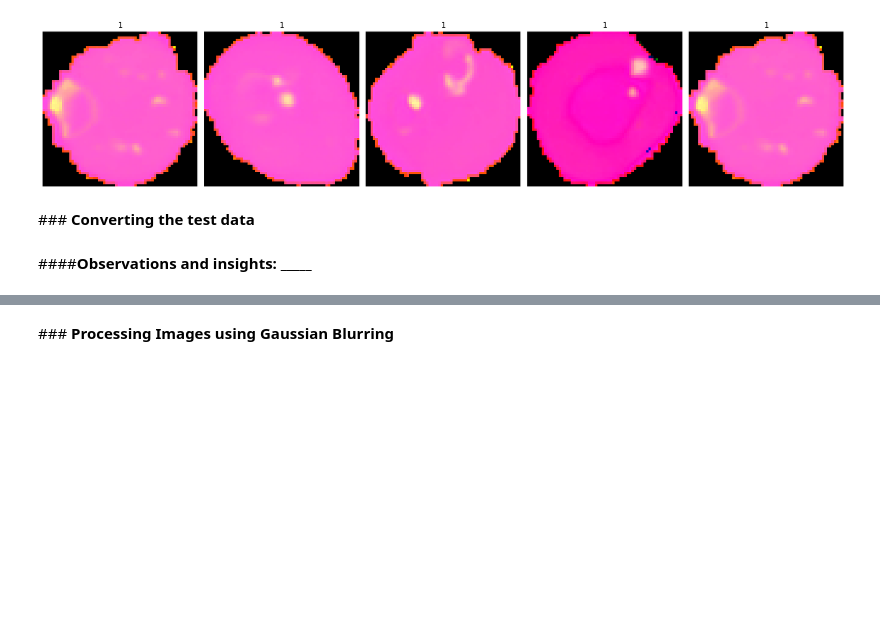
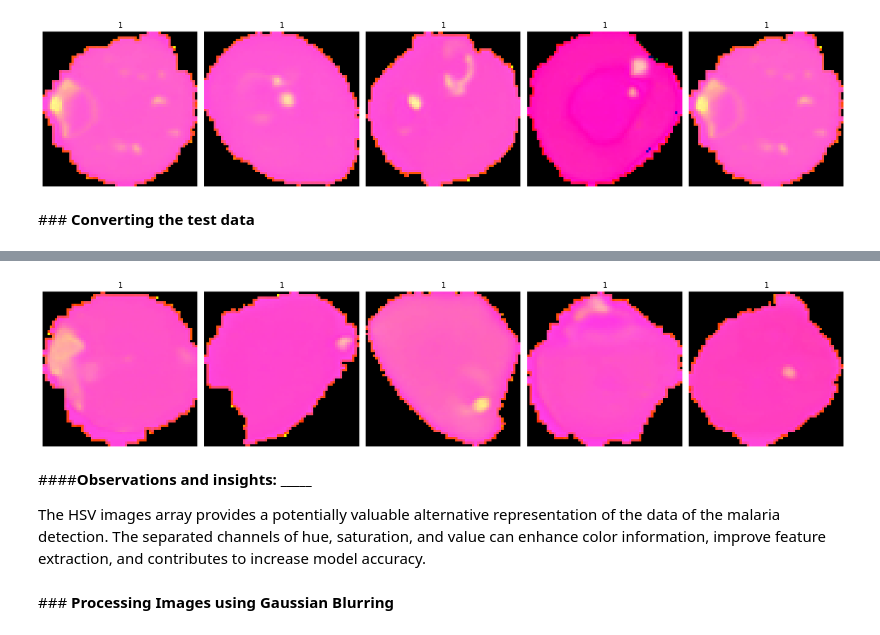
Before and after one commit to vivimtz888/malaria-detection-deeplearning, a Jupyter notebook: Reference_Notebook_Malaria_Detection_Full_Code.ipynb, the cells around one changed output, grey strips where cells are left out. Saved outputs shown, nothing was run; the diff lists cells and outputs as text; code cells hidden in the pictures; blank space fills up the shorter version.

Commit message:
converting RGB to HSV for Images using OpenCV

```diff
--- a/Reference_Notebook_Malaria_Detection_Full_Code.ipynb
+++ b/Reference_Notebook_Malaria_Detection_Full_Code.ipynb
@@ -529,5 +529,32 @@ WARNING:matplotlib.image:Clipping input data to the valid range for imshow with
 [figure]
 # %% [markdown]
 ###<b> Converting the test data
-# %% [markdown]
-####<b>Observations and insights: _____
+# %%
+import cv2
+
+hsv_images=[]   # to hold the HSV image array
+
+for i in np.arange(0, 100, 1): #converting the first 100 images
+
+  a = cv2.cvtColor(test_images[i], cv2.COLOR_BGR2HSV)
+
+  hsv_images.append(a)
+
+hsv_images = np.array(hsv_images)
+# %%
+viewimage = np.random.randint(1, 100, 5)
+
+fig, ax = plt.subplots(1, 5, figsize = (18, 18))
+
+for t, i in zip(range(5), viewimage):
+
+  Title = test_labels[i]
+
+  ax[t].set_title(Title)
+
+  ax[t].imshow(hsv_images[i])
+
+  ax[t].set_axis_off()
+
+  fig.tight_layout()
+# %% [output]
@@ -534,3 +566,8 @@ WARNING:matplotlib.image:Clipping input data to the valid range for imshow with
+[figure, added]
+# %% [markdown]
+####<b>Observations and insights: _____
+
+The HSV images array provides a potentially valuable alternative representation of the data of the malaria detection. The separated channels of hue, saturation, and value can enhance color information, improve feature extraction, and contributes to increase model accuracy.
 # %% [markdown]
 ###<b> Processing Images using Gaussian Blurring
 # %% [markdown]
```
Also changed, not shown: parts of 1 cell of this notebook.
